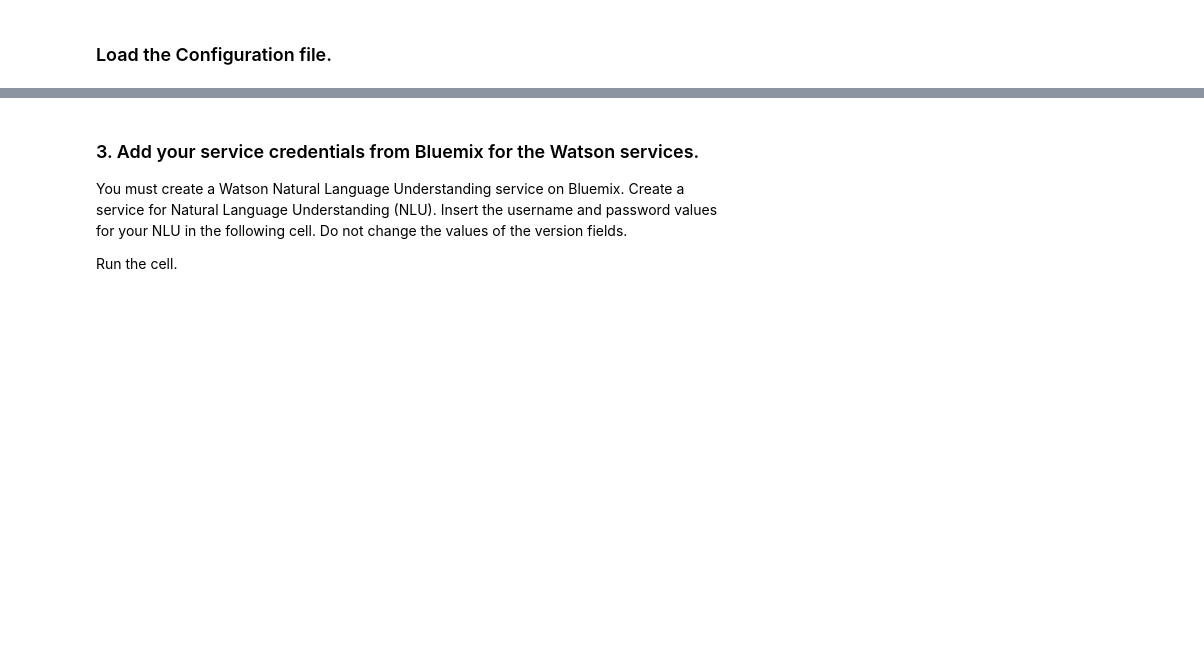
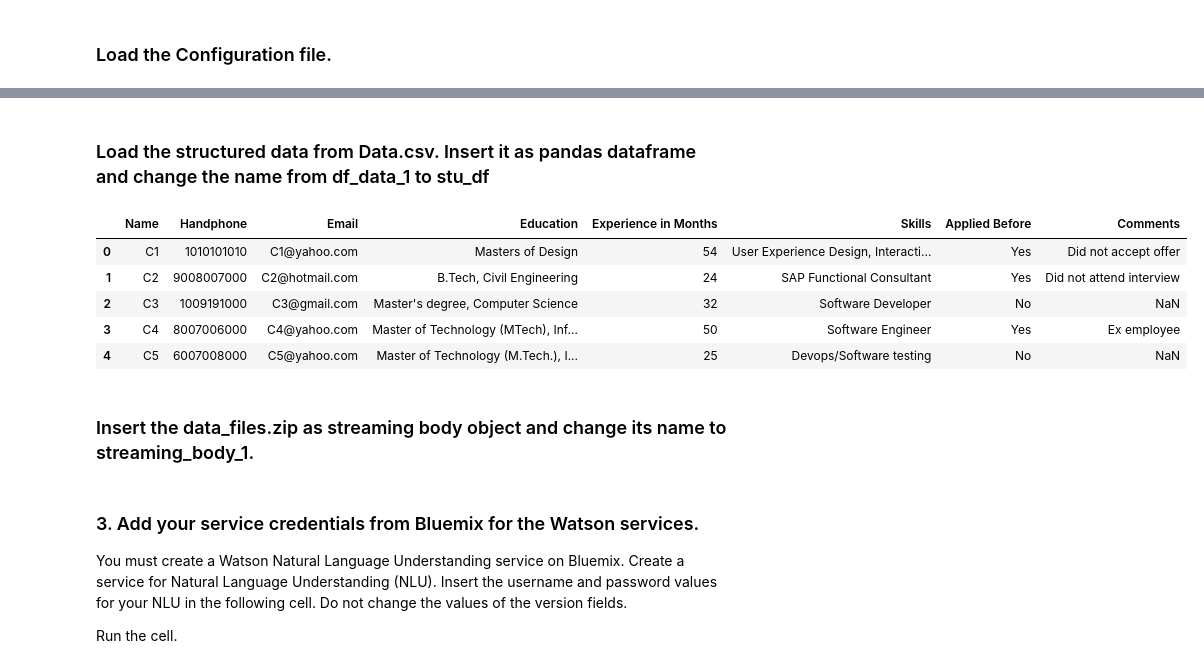
Before and after one commit to IBM/generate-insights-from-data-formats-with-watson, a Jupyter notebook: notebook/get_recommendations.ipynb, the cells around one changed output, grey strips where cells are left out. Cells and saved outputs as stored; diff of their text form; code cells hidden in the pictures; blank space fills up the shorter version.

```diff
--- a/notebook/get_recommendations.ipynb
+++ b/notebook/get_recommendations.ipynb
@@ -97,3 +166,19 @@ stu_df = df_data_1
+# %% [markdown]
+### Load the structured data from Data.csv. Insert it as pandas dataframe and change the name from df_data_1 to stu_df
+# %%
+
+
+stu_df = pd.read_csv(body)
+stu_df.head()
+# %% [output]
+|  | Name | Handphone | Email | Education | Experience in Months | Skills | Applied Before | Comments |
+| 0 | C1 | 1010101010 | C1@yahoo.com | Masters of Design | 54 | User Experience Design, Interacti... | Yes | Did not accept offer |
+| 1 | C2 | 9008007000 | C2@hotmail.com | B.Tech, Civil Engineering | 24 | SAP Functional Consultant | Yes | Did not attend interview |
+| 2 | C3 | 1009191000 | C3@gmail.com | Master's degree, Computer Science | 32 | Software Developer | No | NaN |
+| 3 | C4 | 8007006000 | C4@yahoo.com | Master of Technology (MTech), Inf... | 50 | Software Engineer | Yes | Ex employee |
+| 4 | C5 | 6007008000 | C5@yahoo.com | Master of Technology (M.Tech.), I... | 25 | Devops/Software testing | No | NaN |
+# %% [markdown]
+### Insert the data_files.zip as streaming body object and change its name to streaming_body_1.
 # %% [markdown]
 ### 3. Add your service credentials from Bluemix for the Watson services.
 You must create a Watson Natural Language Understanding service on Bluemix. Create a service for Natural Language Understanding (NLU). Insert the username and password values for your NLU in the following cell. Do not change the values of the version fields.
```
Also changed, not shown: parts of 43 cells of this notebook.
